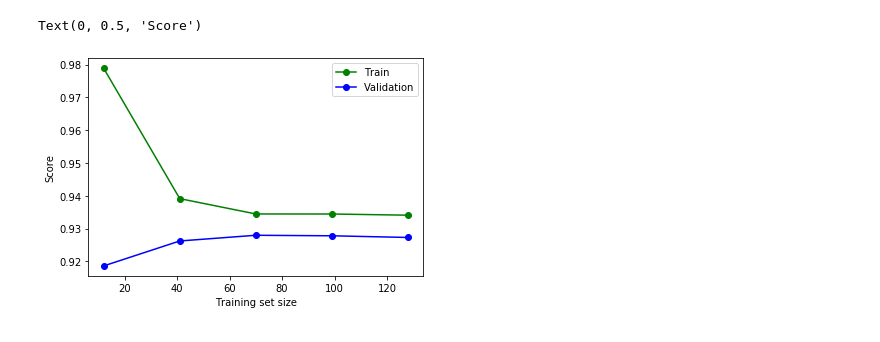
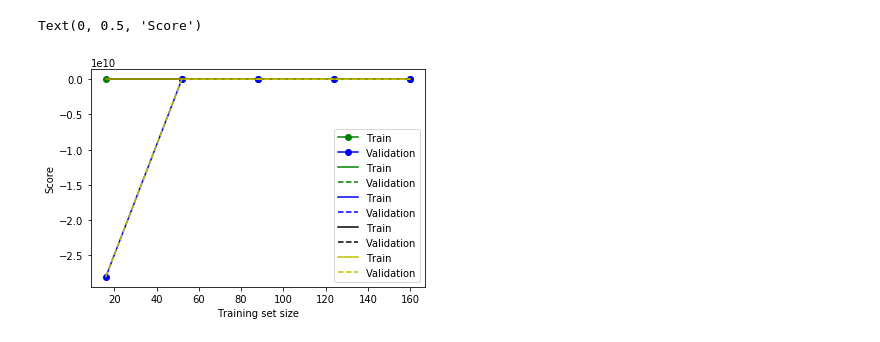
Before and after one commit to alirezashadmani/Machine-Learning-Initial, a Jupyter notebook: Overfitting-Underfitting.ipynb, the cells around one changed output. Drawn from its saved outputs; the diff is of its cells as text; code cells hidden in the pictures.

```diff
--- a/Overfitting-Underfitting.ipynb
+++ b/Overfitting-Underfitting.ipynb
@@ -88,13 +88,25 @@ plt.legend(loc='lower left')
 # %%
+X = x
 clf = LinearRegression()
 
-train_sizes, train_score, test_score = learning_curve(clf, X[0:160,1:1+1], y_train, cv=5)
+train_sizes, train_score, test_score = learning_curve(clf, X, y, cv=5)
 # %%
 plt.plot(train_sizes, train_score.mean(axis=1), 'go-', label='Train')
 plt.plot(train_sizes, test_score.mean(axis=1), 'bo-',label='Validation')
+degree = [2, 4, 8, 16]
+colors = ['g', 'b', 'k', 'y']
+for n in range(4):
+    i = degree[n]
+    for i in range(2, i+1):
+        X = np.hstack((x**i, X))
+    clf = LinearRegression()
+    train_sizes, train_score, test_score = learning_curve(clf, X, y, cv=5)
+    plt.plot(train_sizes, train_score.mean(axis=1), '-',color=colors[n], label='Train')
+    plt.plot(train_sizes, test_score.mean(axis=1), '--', color=colors[n], label='Validation')
+    X = x
 plt.legend()
 plt.xlabel('Training set size')
 plt.ylabel('Score')
 # %% [output]
 Text(0, 0.5, 'Score')
-[figure, old version]
+[figure, new version]
```
Also changed, not shown: parts of 5 cells of this notebook.
